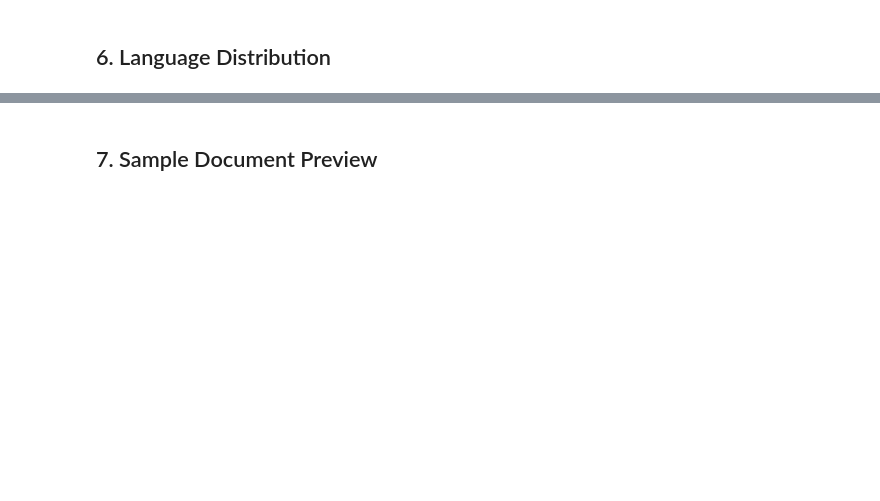
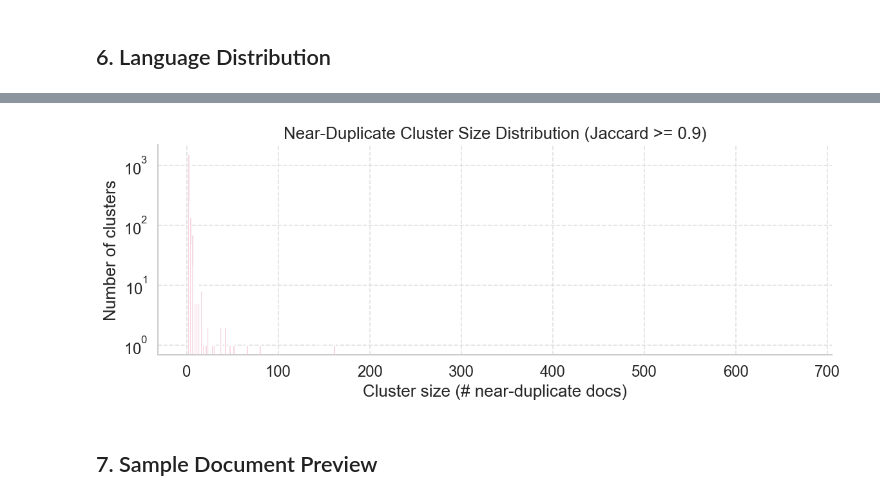
Before and after one commit to Ala-ADN/credleaf, a Jupyter notebook: notebooks/01_normalized_eda.ipynb, the cells around one changed output, grey strips where cells are left out. Drawn from its saved outputs; the diff is of its cells as text; code cells hidden in the pictures; blank space fills up the shorter version.

```diff
--- a/notebooks/01_normalized_eda.ipynb
+++ b/notebooks/01_normalized_eda.ipynb
@@ -410,0 +606,67 @@ IndexError: index 0 is out of bounds for axis 0 with size 0
+# %%
+# Cluster near-duplicates (union-find) and report
+parent = list(range(len(work_df)))
+def _find(x):
+    while parent[x] != x:
+        parent[x] = parent[parent[x]]
+        x = parent[x]
+    return x
+def _union(x, y):
+    px, py = _find(x), _find(y)
+    if px != py:
+        parent[px] = py
+
+for i, j in dup_pairs:
+    _union(i, j)
+
+clusters = defaultdict(list)
+for i in range(len(work_df)):
+    clusters[_find(i)].append(i)
+
+cluster_sizes = sorted((len(c) for c in clusters.values()), reverse=True)
+n_total = len(work_df)
+n_singletons = sum(1 for s in cluster_sizes if s == 1)
+n_dup_clusters = sum(1 for s in cluster_sizes if s > 1)
+n_dup_docs = sum(s for s in cluster_sizes if s > 1)
+n_redundant = n_dup_docs - n_dup_clusters  # docs that could be dropped (keep one per cluster)
+
+print(f"=== Document Redundancy (Jaccard >= {THRESHOLD}) ===")
+print(f"  Docs analyzed:            {n_total:,}")
+print(f"  Singletons (no near-dup): {n_singletons:,}")
+print(f"  Near-duplicate clusters:  {n_dup_clusters:,} (containing {n_dup_docs:,} docs)")
+print(f"  Effective unique docs:    {n_singletons + n_dup_clusters:,}")
+print(f"  Redundant docs:           {n_redundant:,} ({n_redundant/n_total*100:.1f}%)")
+print(f"  Largest cluster sizes:    {cluster_sizes[:10]}")
+
+# Redundancy by tier
+print(f"\nRedundancy by tier:")
+for tier in sorted(work_df['tier'].unique()):
+    tier_idx = set(work_df.index[work_df['tier'] == tier])
+    tier_clusters = [[i for i in c if i in tier_idx] for c in clusters.values()]
+    tier_clusters = [c for c in tier_clusters if c]
+    tier_total = len(tier_idx)
+    tier_redundant = sum(len(c) - 1 for c in tier_clusters if len(c) > 1)
+    rate = tier_redundant / tier_total * 100 if tier_total else 0
+    print(f"  {tier}: {tier_redundant}/{tier_total} redundant ({rate:.1f}%)")
+
+# Top duplicate clusters with example URL
+print(f"\nTop near-duplicate clusters:")
+big_clusters = sorted((c for c in clusters.values() if len(c) > 1), key=len, reverse=True)[:5]
+for rank, c in enumerate(big_clusters, 1):
+    sample_url = work_df.iloc[c[0]]['seed_url']
+    sample_title = work_df.iloc[c[0]]['title'] or '(no title)'
+    print(f"  #{rank} size={len(c):>4} | {sample_url} | {str(sample_title)[:60]}")
+
+# Plot cluster size distribution
+multi = [s for s in cluster_sizes if s > 1]
+if multi:
+    fig, ax = plt.subplots(figsize=(10, 4))
+    bins = np.arange(2, max(multi) + 2)
+    ax.hist(multi, bins=bins, color=palette[3], edgecolor='white')
+    ax.set_xlabel('Cluster size (# near-duplicate docs)')
+    ax.set_ylabel('Number of clusters')
+    ax.set_title(f'Near-Duplicate Cluster Size Distribution (Jaccard >= {THRESHOLD})')
+    ax.set_yscale('log')
+    plt.tight_layout()
+    plt.show()
+# %% [output]
@@ -411,3 +692,4 @@ IndexError: index 0 is out of bounds for axis 0 with size 0
+[figure, added]
 # %% [markdown]
 ## 7. Sample Document Preview
 # %%
```
Also changed, not shown: parts of 21 cells of this notebook, 2 other files.
